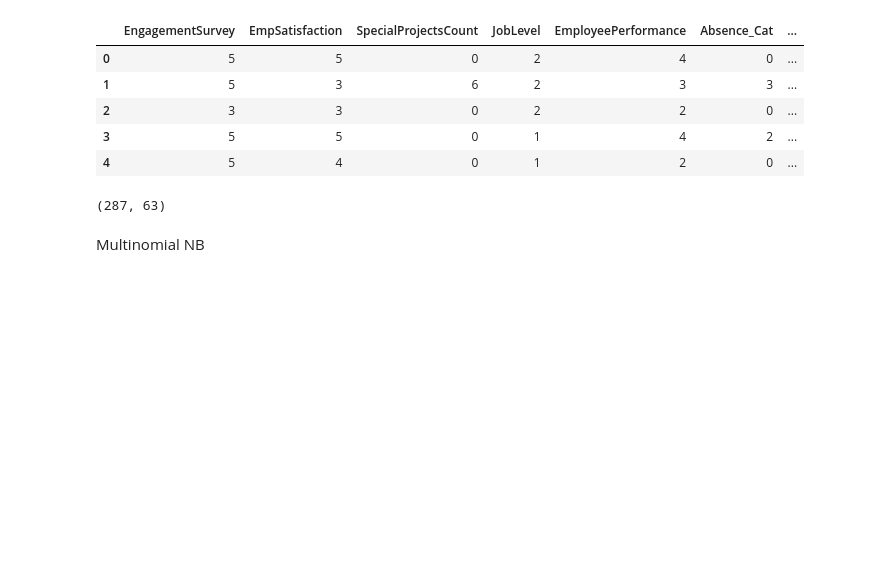
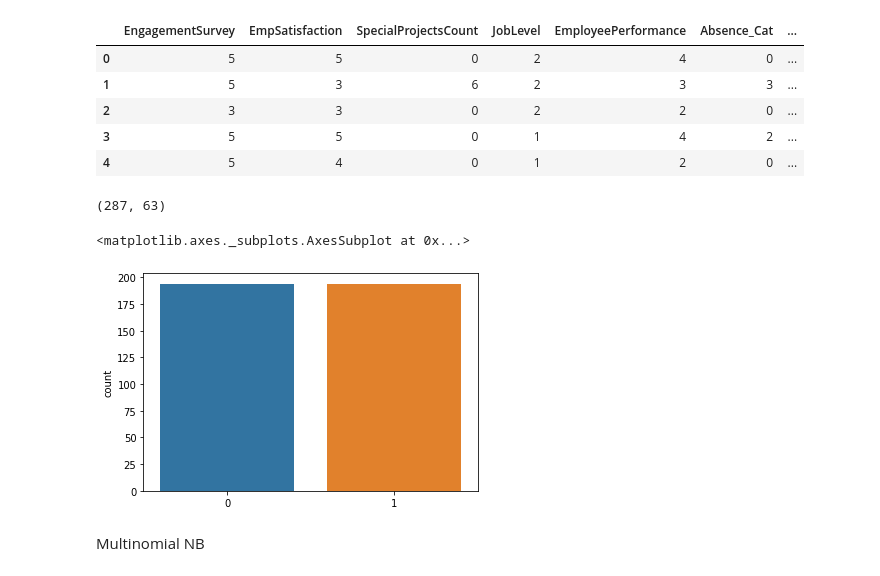
Before and after one commit to ariqnfl/hr-clustering, a Jupyter notebook: cdx.ipynb, the cells around one changed output. Drawn from its saved outputs; the diff is of its cells as text; code cells hidden in the pictures; blank space fills up the shorter version.

```diff
--- a/cdx.ipynb
+++ b/cdx.ipynb
@@ -209,4 +210,16 @@ df.head()
 df.shape
 # %% [output]
 (287, 63)
+# %%
+X = df.drop(columns=['Resigned'])
+y = df['Resigned']
+
+# handle imbalance target
+oversample = SMOTE()
+smote = SMOTE(random_state = 0)
+X_smote, y_smote = smote.fit_resample(X,y)
+sns.countplot(y_smote)
+# %% [output]
+<matplotlib.axes._subplots.AxesSubplot at 0x...>
+[figure, added]
 # %%
```
Also changed, not shown: parts of 14 cells of this notebook.
